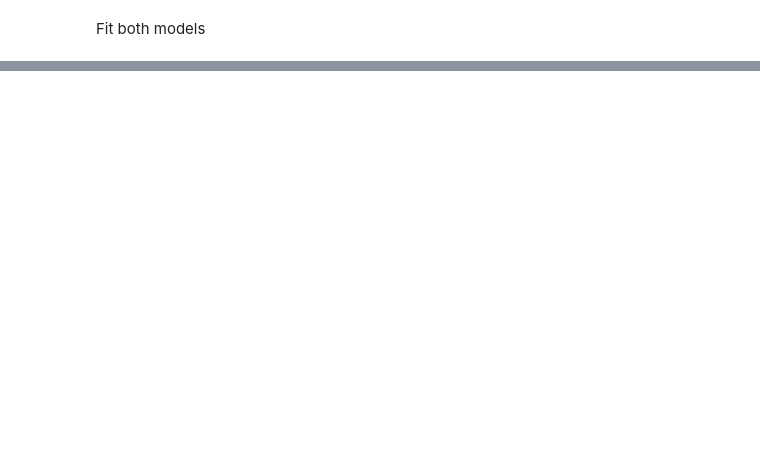
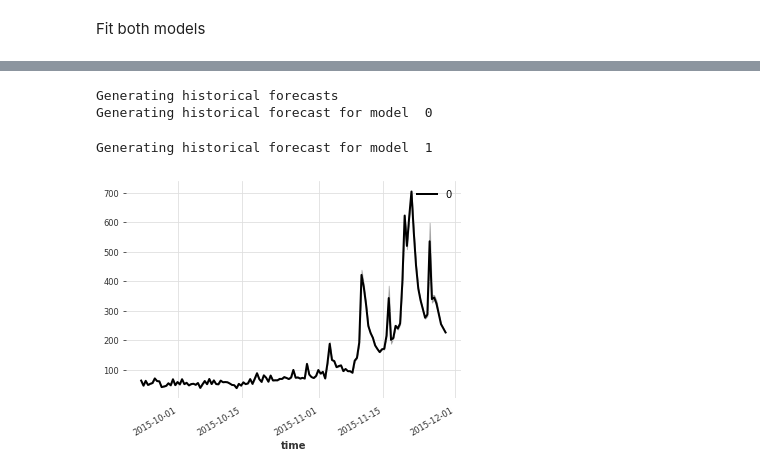
Before and after one commit to orion-junkins/river-level-forecasting, a Jupyter notebook: demo.ipynb, the cells around one changed output, grey strips where cells are left out. Drawn from its saved outputs; the diff is of its cells as text; code cells hidden in the pictures; blank space fills up the shorter version.

```diff
--- a/demo.ipynb
+++ b/demo.ipynb
@@ -77,0 +113,14 @@ Training loss: 0.0005, validation loss: 0.0017, best val loss: 0.0017
+# %%
+hst_fcasts = block_rnn_forecaster.historical_forecasts(num_samples=100, forecast_horizon=24, stride=12)
+# %% [output]
+Generating historical forecasts
+Generating historical forecast for model  0
+Generating historical forecast for model  1
+# %%
+import pandas as pd
+start = pd.to_datetime("2015-09-22T21:00:00.000000000")
+end = pd.to_datetime("2015-11-28T21:00:00.000000000")
+slice = hst_fcasts[0].slice(start,end)
+slice.plot()
+# %% [output]
+[figure, added]
```
Also changed, not shown: parts of 15 cells of this notebook, 1 other file.
